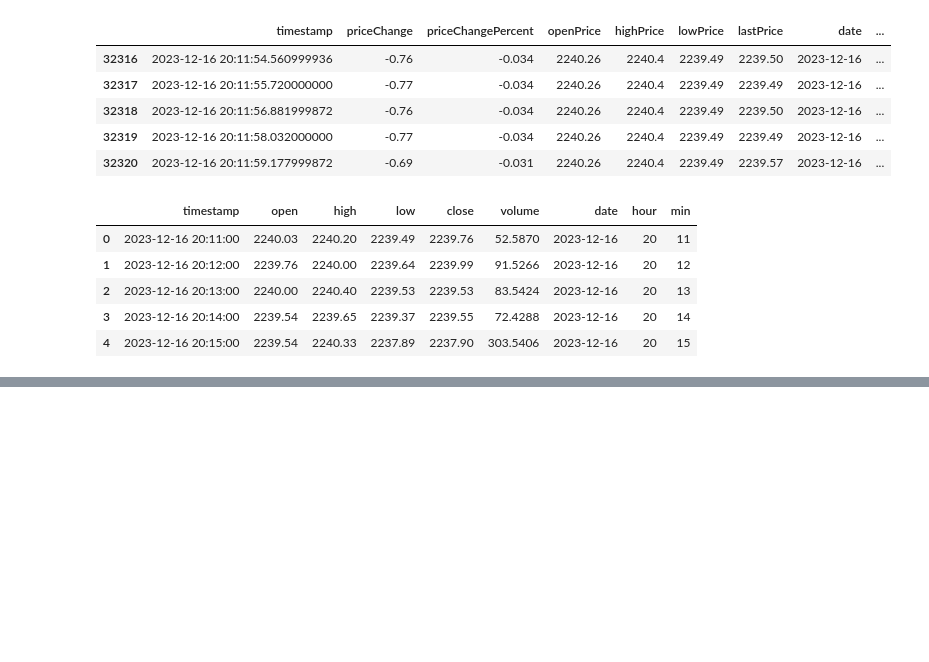
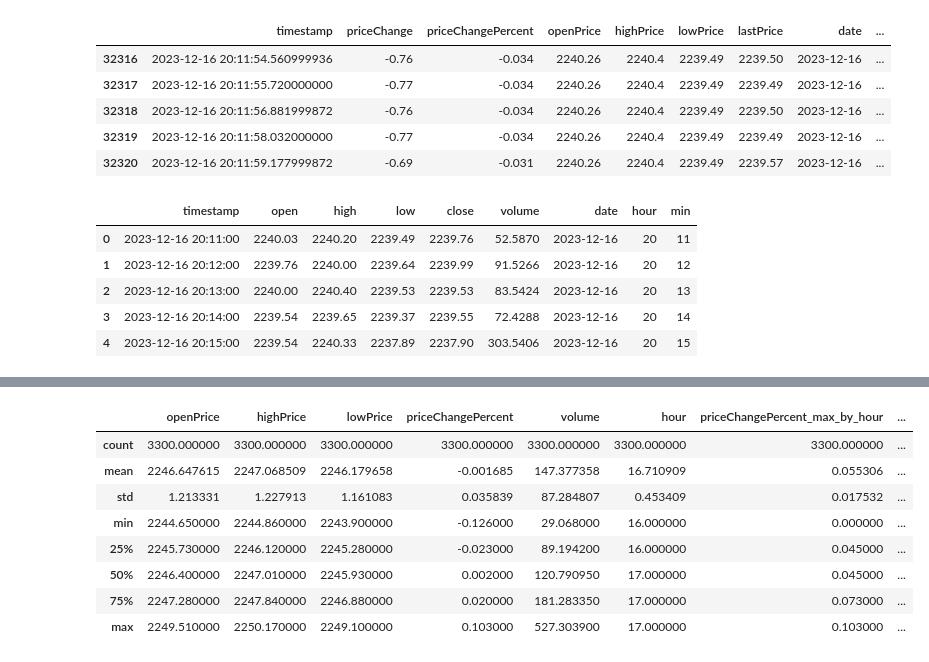
Before and after one commit to kimteespk/realtime-ml-crypto-with-offline-pred-as-attr, a Jupyter notebook: explore_data/check_data.ipynb, the cells around one changed output, grey strips where cells are left out. Drawn from its saved outputs; the diff is of its cells as text; code cells hidden in the pictures; blank space fills up the shorter version.

```diff
--- a/explore_data/check_data.ipynb
+++ b/explore_data/check_data.ipynb
@@ -622,0 +673,12 @@ df.head()
+# %%
+df.describe()
+# %% [output]
+|  | openPrice | highPrice | lowPrice | priceChangePercent | volume | hour | priceChangePercent_max_by_hour | ... |
+| count | 3300.000000 | 3300.000000 | 3300.000000 | 3300.000000 | 3300.000000 | 3300.000000 | 3300.000000 | ... |
+| mean | 2246.647615 | 2247.068509 | 2246.179658 | -0.001685 | 147.377358 | 16.710909 | 0.055306 | ... |
+| std | 1.213331 | 1.227913 | 1.161083 | 0.035839 | 87.284807 | 0.453409 | 0.017532 | ... |
+| min | 2244.650000 | 2244.860000 | 2243.900000 | -0.126000 | 29.068000 | 16.000000 | 0.000000 | ... |
+| 25% | 2245.730000 | 2246.120000 | 2245.280000 | -0.023000 | 89.194200 | 16.000000 | 0.045000 | ... |
+| 50% | 2246.400000 | 2247.010000 | 2245.930000 | 0.002000 | 120.790950 | 17.000000 | 0.045000 | ... |
+| 75% | 2247.280000 | 2247.840000 | 2246.880000 | 0.020000 | 181.283350 | 17.000000 | 0.073000 | ... |
+| max | 2249.510000 | 2250.170000 | 2249.100000 | 0.103000 | 527.303900 | 17.000000 | 0.103000 | ... |
```
Also changed, not shown: parts of 32 cells of this notebook, 7 other files.
